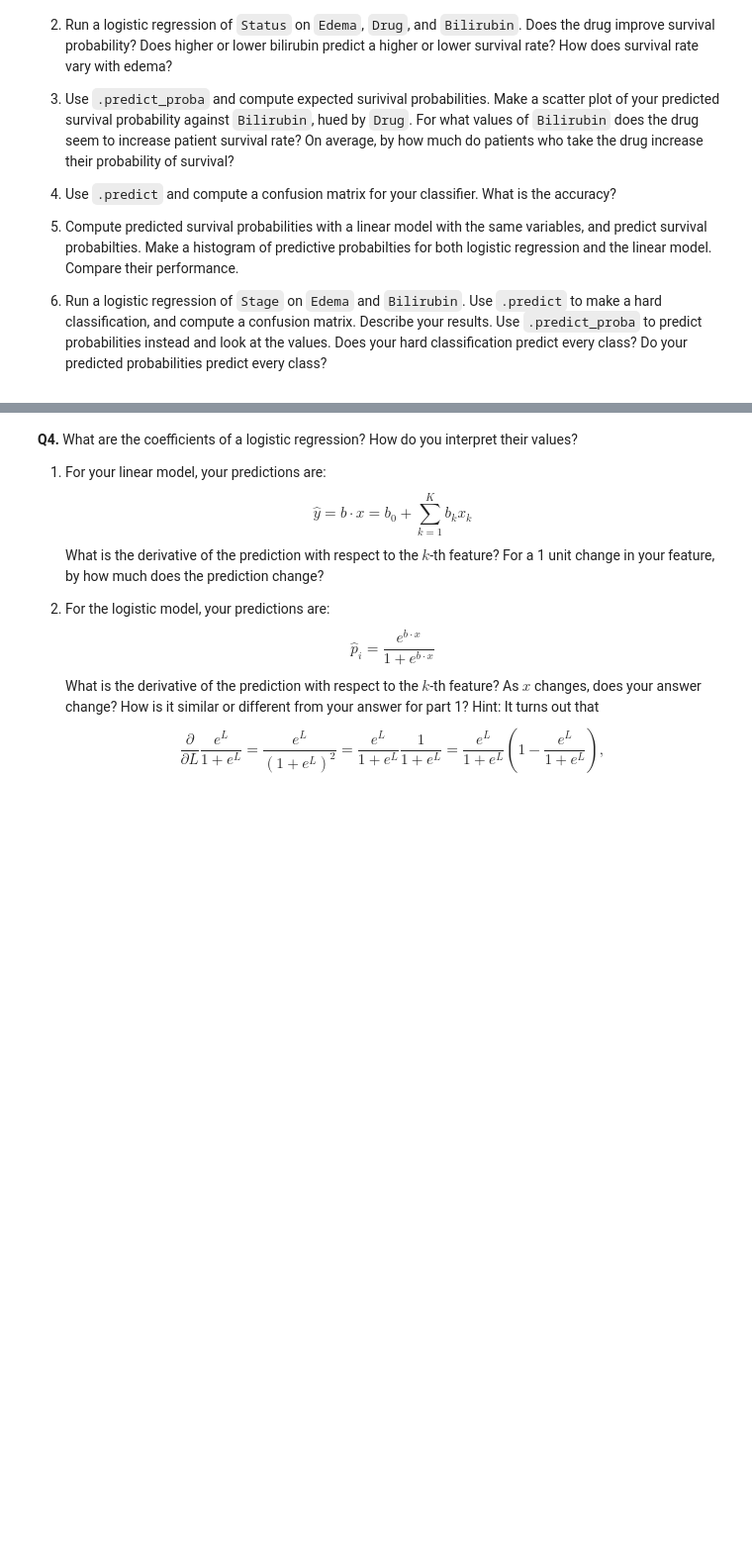
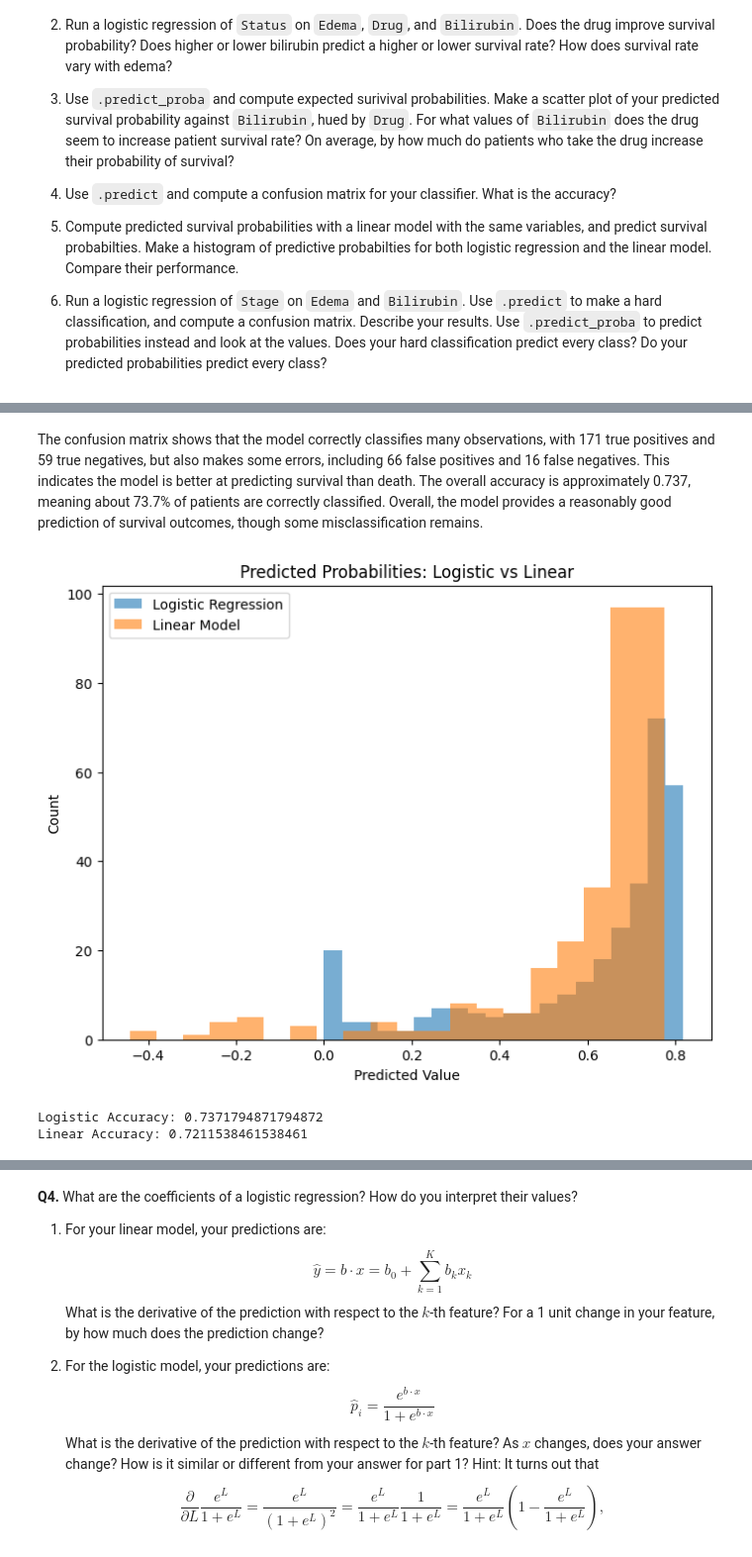
Before and after one commit to dishidhak/DS3021assignment02, a Jupyter notebook: 05_dd_glm.ipynb, the cells around one changed output, grey strips where cells are left out. Shown at 99% size. Saved outputs shown, nothing was run; the diff lists cells and outputs as text; code cells hidden in the pictures; blank space fills up the shorter version.

```diff
--- a/05_dd_glm.ipynb
+++ b/05_dd_glm.ipynb
@@ -122,0 +378,31 @@ The relevant data are:
+# %% [markdown]
+The confusion matrix shows that the model correctly classifies many observations, with 171 true positives and 59 true negatives, but also makes some errors, including 66 false positives and 16 false negatives. This indicates the model is better at predicting survival than death. The overall accuracy is approximately 0.737, meaning about 73.7% of patients are correctly classified. Overall, the model provides a reasonably good prediction of survival outcomes, though some misclassification remains.
+# %%
+# 3.5
+# Linear model
+linreg = LinearRegression()
+linreg.fit(X, y)
+
+# Predicted probabilities
+cirr['lin_pred'] = linreg.predict(X)
+
+# Histogram comparison
+plt.figure(figsize=(8,6))
+plt.hist(cirr['pred_survival_prob'], bins=20, alpha=0.6, label='Logistic Regression')
+plt.hist(cirr['lin_pred'], bins=20, alpha=0.6, label='Linear Model')
+plt.xlabel('Predicted Value')
+plt.ylabel('Count')
+plt.title('Predicted Probabilities: Logistic vs Linear')
+plt.legend()
+plt.show()
+
+# Accuracy comparison (using 0.5 cutoff for linear model)
+lin_pred_class = (cirr['lin_pred'] >= 0.5).astype(int)
+lin_acc = accuracy_score(y, lin_pred_class)
+
+print("Logistic Accuracy:", acc)
+print("Linear Accuracy:", lin_acc)
+# %% [output]
+[figure, added]
+Logistic Accuracy: 0.7371794871794872
+Linear Accuracy: 0.7211538461538461
```
Also changed, not shown: parts of 34 cells of this notebook.
